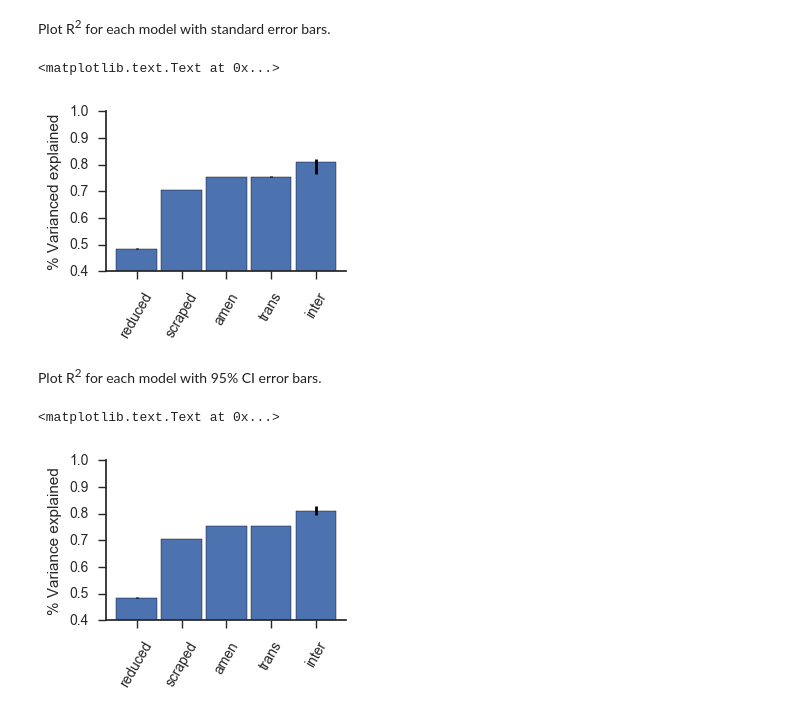
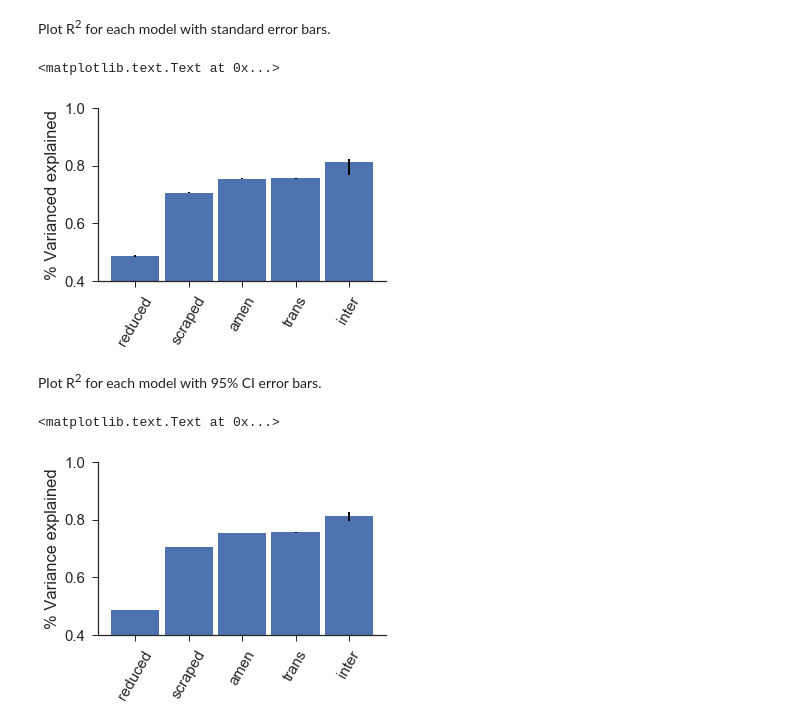
Before and after one commit to purcelba/parallel_bootstrap, a Jupyter notebook: parallel_bootstrap_example.ipynb, the cells around one changed output. Saved outputs shown, nothing was run; the diff lists cells and outputs as text; code cells hidden in the pictures.

```diff
--- a/parallel_bootstrap_example.ipynb
+++ b/parallel_bootstrap_example.ipynb
@@ -90,7 +90,8 @@ Plot RMSE for each model with standard error bars.
 # %%
 #RMSE bar plot with SE
 sns.set_style("ticks")
-fig = plt.figure()
+sns.set_context("notebook", font_scale=1.5)
+fig = plt.figure(figsize=(10,6))
 ax = fig.add_axes([.2,.2,.4,.4])
 sns.despine()
 ind = np.arange(1,len(model_list)+1,1)
@@ -98,8 +99,7 @@ w = 0.9
 ax.bar(ind,rmse_stats['mean'],yerr = rmse_stats['se'],width = w,
        error_kw=dict(ecolor='k',lw=2))
 ax.set_ylim([600,1300])
-ax.set_xlim([min(ind)-(w/4),max(ind)+w+(w/4)])
-ax.set_xticks(ind+(w/2))
+ax.set_xticks(ind)
 ax.set_xticklabels(model_list,rotation=60)
 ax.set_ylabel('RMSE')
 # %% [output]
@@ -129,27 +128,26 @@ ax.set_ylabel('RMSE')
 Plot R<sup>2</sup> for each model with standard error bars.
 # %%
 sns.set_style("ticks")
-fig = plt.figure()
+fig = plt.figure(figsize=(10,6))
 ax = fig.add_axes([.2,.2,.4,.4])
 sns.despine()
 ind = np.arange(1,len(model_list)+1,1)
 w = 0.9
 ax.bar(ind,r2_stats['mean'],yerr = [r2_stats['mean']-r2_stats['LB'],r2_stats['UB']-r2_stats['mean']],width=w,
        error_kw=dict(ecolor='k',lw=2))
 ax.set_ylim([0.4,1])
-ax.set_xlim([min(ind)-(w/4),max(ind)+w+(w/4)])
-ax.set_xticks(ind+(w/2))
+ax.set_xticks(ind)
 ax.set_xticklabels(model_list,rotation=60)
 ax.set_ylabel('% Varianced explained')
 # %% [output]
 <matplotlib.text.Text at 0x...>
-[figure, old version]
+[figure, new version]
 # %% [markdown]
 Plot R<sup>2</sup> for each model with 95% CI error bars.
 # %%
 #RMSE bar plot with SE
 sns.set_style("ticks")
-fig = plt.figure()
+fig = plt.figure(figsize=(10,6))
 ax = fig.add_axes([.2,.2,.4,.4])
 sns.despine()
 ind = np.arange(1,len(model_list)+1,1)
@@ -157,10 +155,9 @@ w = 0.9
 ax.bar(ind,r2_stats['mean'],yerr = r2_stats['se'],width = w,
        error_kw=dict(ecolor='k',lw=2))
 ax.set_ylim([.4,1])
-ax.set_xlim([min(ind)-(w/4),max(ind)+w+(w/4)])
-ax.set_xticks(ind+(w/2))
+ax.set_xticks(ind)
 ax.set_xticklabels(model_list,rotation=60)
 ax.set_ylabel('% Variance explained')
 # %% [output]
 <matplotlib.text.Text at 0x...>
-[figure, old version]
+[figure, new version]
```
Also changed, not shown: parts of 12 cells of this notebook.
